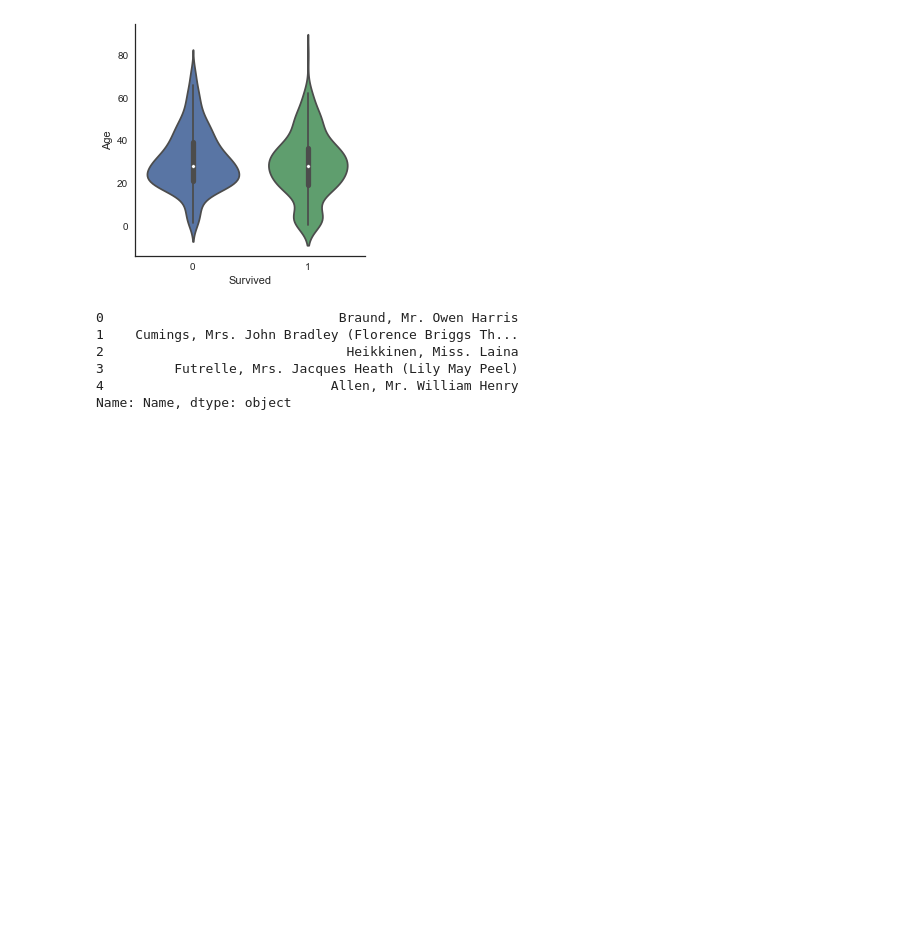
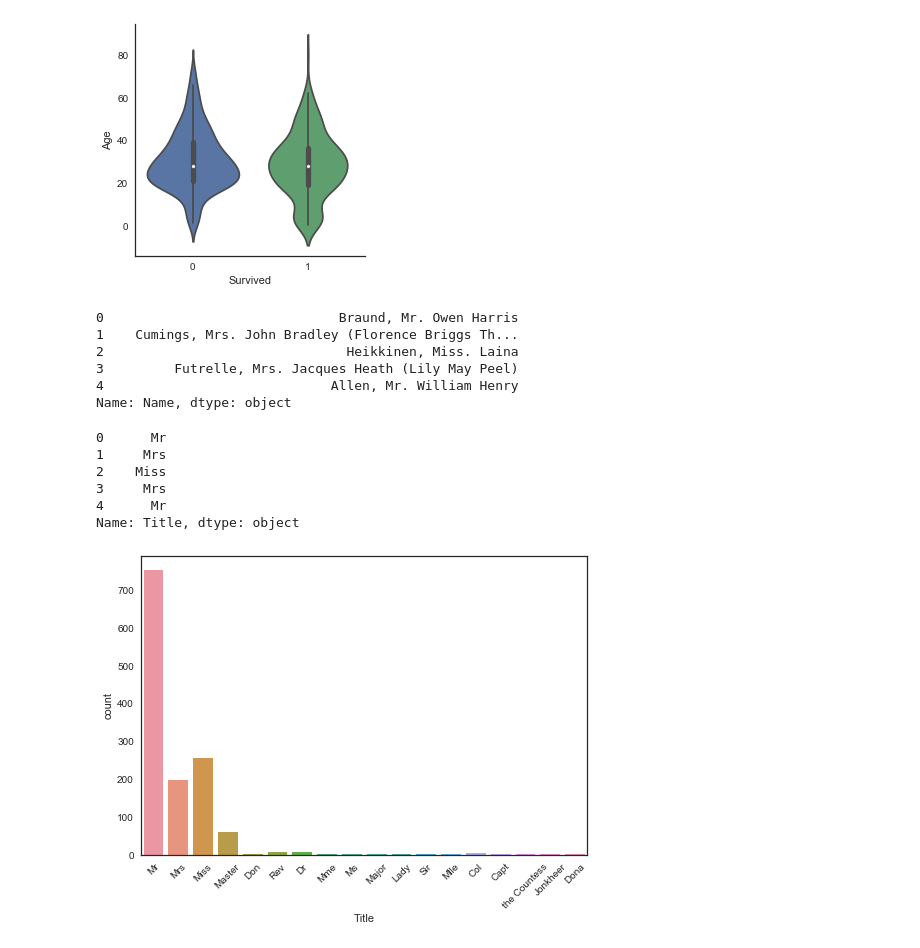
Before and after one commit to MatthewUng/titanic, a Jupyter notebook: Ghouzam.ipynb, the cells around one changed output. Drawn from its saved outputs; the diff is of its cells as text; code cells hidden in the pictures; blank space fills up the shorter version.

Commit message:
finished going through data cleansing

```diff
--- a/Ghouzam.ipynb
+++ b/Ghouzam.ipynb
@@ -239,3 +239,20 @@ dataset['Name'].head()
 3         Futrelle, Mrs. Jacques Heath (Lily May Peel)
 4                             Allen, Mr. William Henry
 Name: Name, dtype: object
+# %%
+# Get Title from Name
+dataset_title = [i.split(",")[1].split(".")[0].strip() for i in dataset["Name"]]
+dataset["Title"] = pd.Series(dataset_title)
+dataset["Title"].head()
+# %% [output]
+0      Mr
+1     Mrs
+2    Miss
+3     Mrs
+4      Mr
+Name: Title, dtype: object
+# %%
+g = sns.countplot(x="Title",data=dataset)
+g = plt.setp(g.get_xticklabels(), rotation=45)
+# %% [output]
+[figure, added]
```
Also changed, not shown: parts of 17 cells of this notebook.
